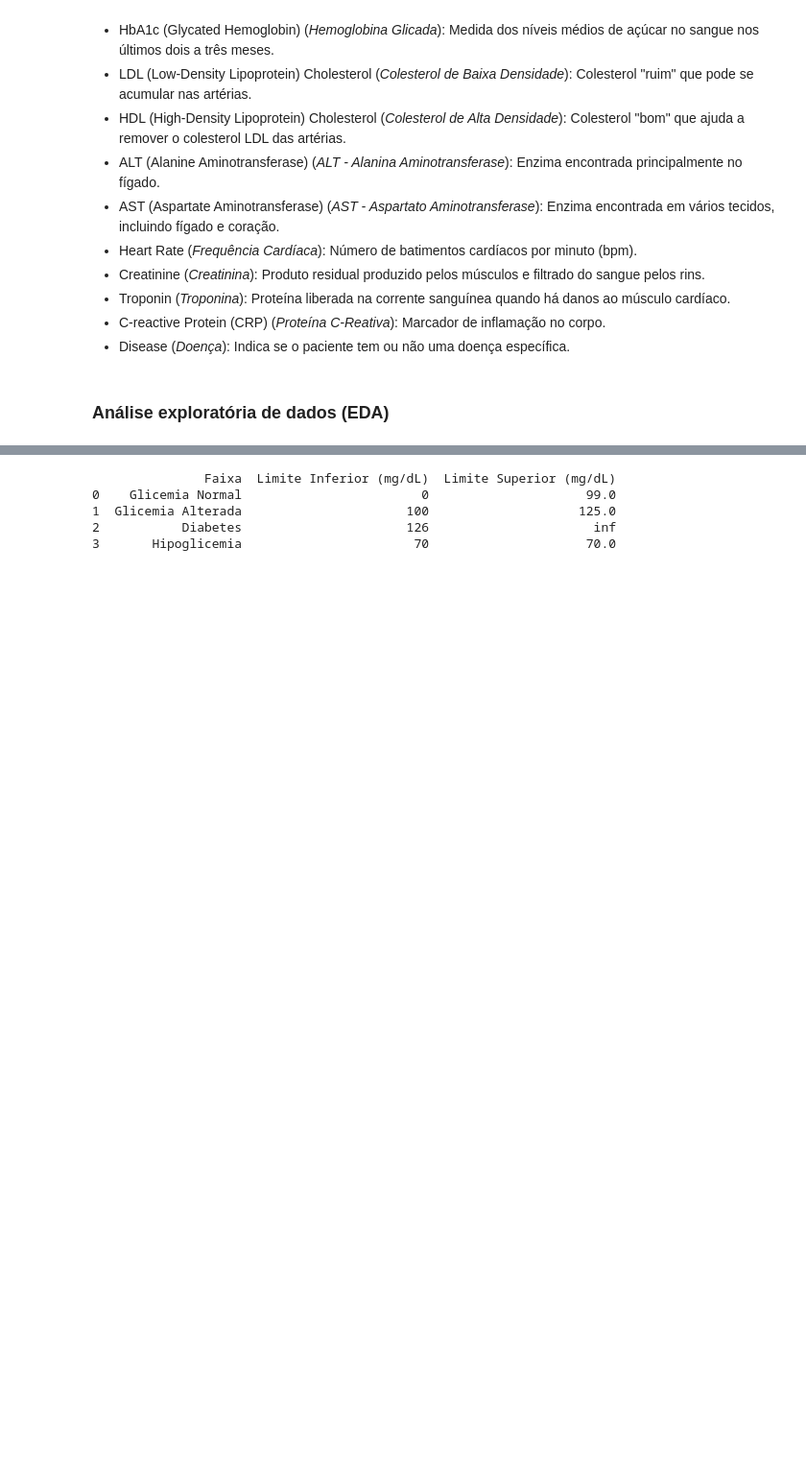
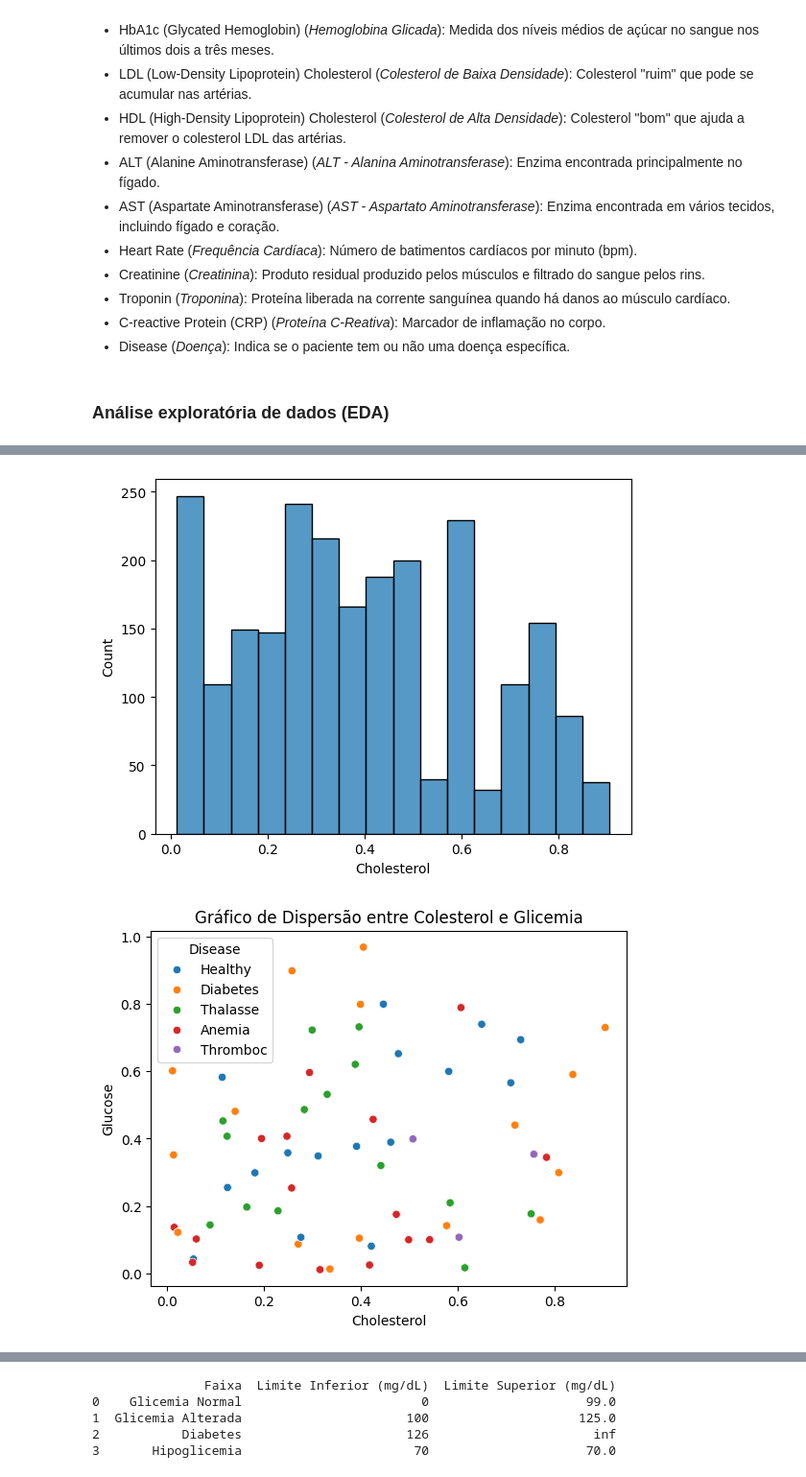
Before and after one commit to NatashaB-randao/Bioinformatics, a Jupyter notebook: Multiple Disease Prediction/PrevisãoDeMultiplasDoencas.ipynb, the cells around one changed output, grey strips where cells are left out. Shown at 96% size. Saved outputs shown, nothing was run; the diff lists cells and outputs as text; code cells hidden in the pictures; blank space fills up the shorter version.

```diff
--- a/Multiple Disease Prediction/PrevisãoDeMultiplasDoencas.ipynb
+++ b/Multiple Disease Prediction/PrevisãoDeMultiplasDoencas.ipynb
@@ -141,0 +165,22 @@ plt.show()
+# %%
+# Visualizações gráficas: Utilizar gráficos para visualizar as distribuições das variáveis e as relações entre elas, como histogramas, gráficos de dispersão, boxplots, entre outros.
+
+import seaborn as sns
+import matplotlib.pyplot as plt
+
+# Histograma
+sns.histplot(data['Cholesterol'])
+plt.show()
+
+# Dispersão
+sns.scatterplot(data=data, x='Cholesterol', y= 'Glucose', hue='Disease')
+plt.title('Gráfico de Dispersão entre Colesterol e Glicemia')
+plt.show()
+
+# Boxplot
+sns.boxenplot(data=data, x='Disease', y='Glucose')
+plt.title('Boxplot da Glocose por Classe de Doença')
+plt.show()
+# %% [output]
+[figure, added]
+[figure, added]
```
Also changed, not shown: parts of 12 cells of this notebook.
